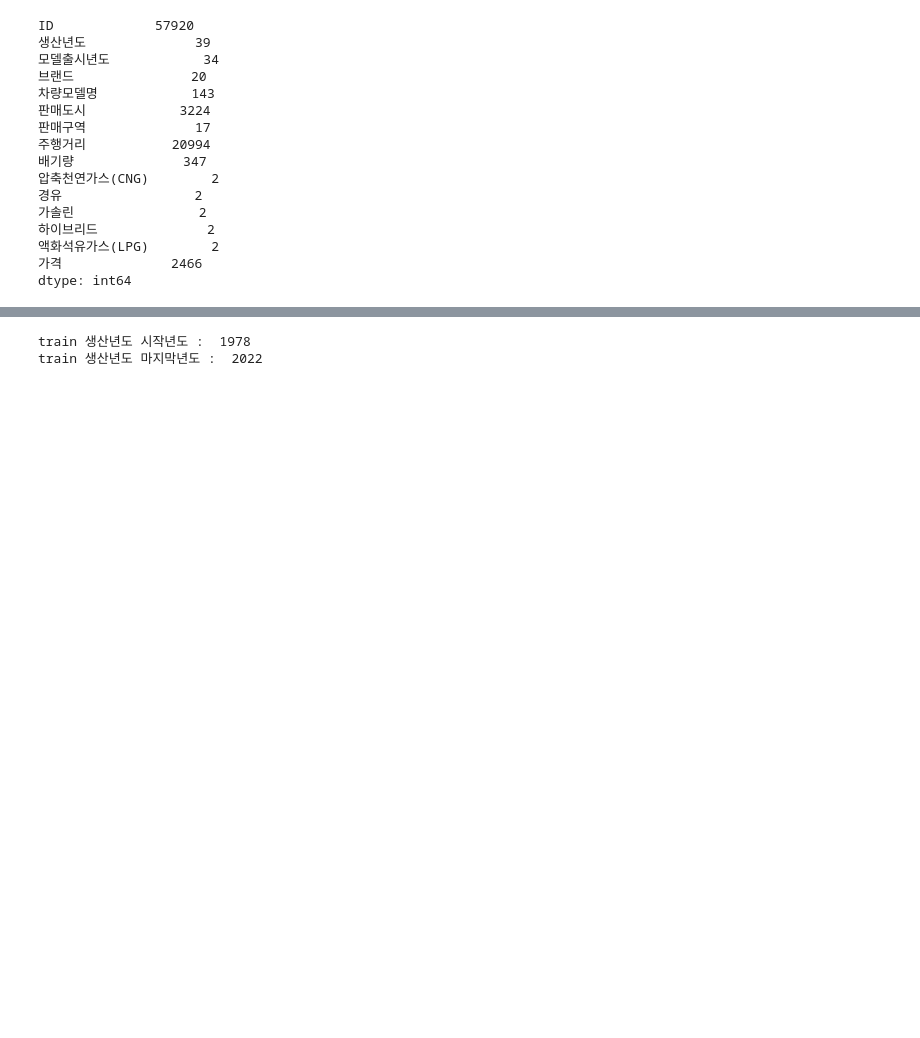
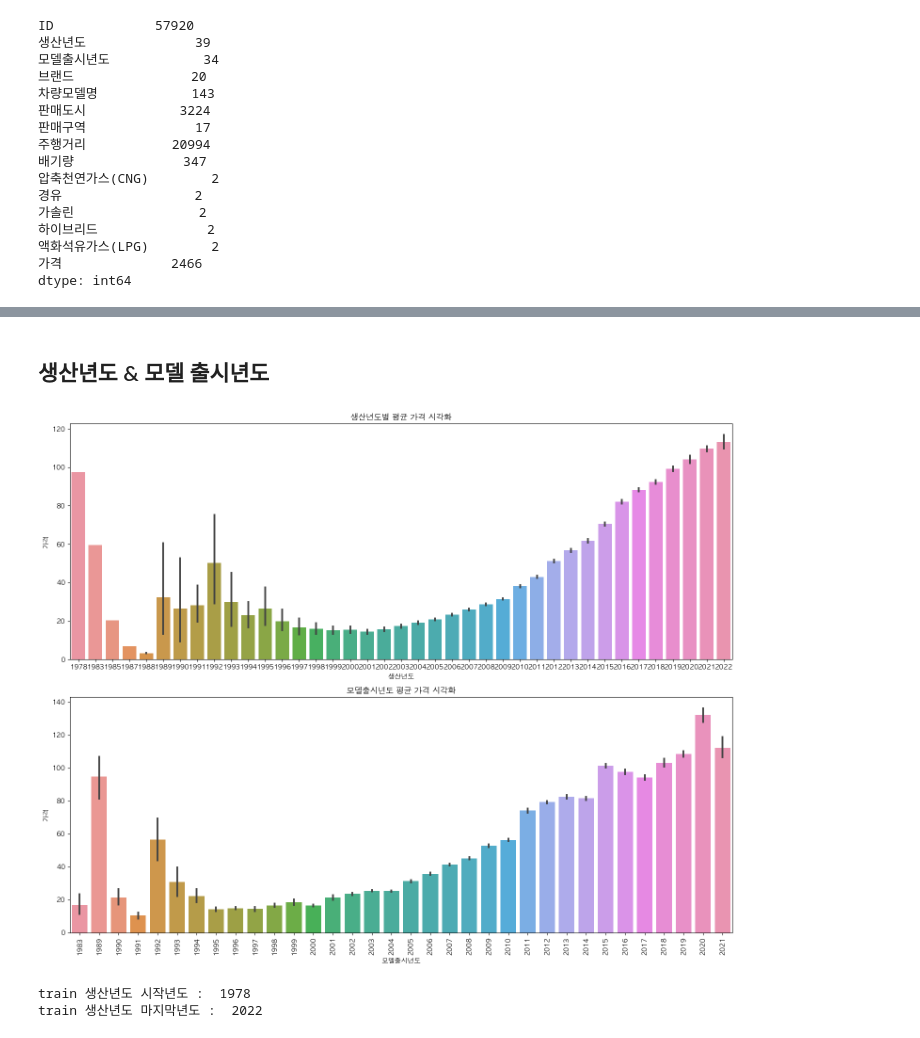
Before and after one commit to yyeseull/Side_Project, a Jupyter notebook: DACON/car_price/car_eda.ipynb, the cells around one changed output, grey strips where cells are left out. Cells and saved outputs as stored; diff of their text form; code cells hidden in the pictures; blank space fills up the shorter version.

```diff
--- a/DACON/car_price/car_eda.ipynb
+++ b/DACON/car_price/car_eda.ipynb
@@ -128,3 +185,16 @@ dtype: int64
+# %% [markdown]
+## 생산년도 & 모델 출시년도
+# %%
+
+fig, axes = plt.subplots(2, figsize=(15,12))
+sns.barplot(x=train['생산년도'], y = train['가격'],ax=axes[0]).set(title='생산년도별 평균 가격 시각화')
+sns.barplot(x=train['모델출시년도'], y = train['가격'],ax=axes[1]).set(title='모델출시년도 평균 가격 시각화')
+
+plt.xticks(rotation=90)
+plt.tight_layout()
+plt.show()
+# %% [output]
+[figure, added]
 # %%
 print('train 생산년도 시작년도 : ',np.min(train['생산년도'].values))
 print('train 생산년도 마지막년도 : ',np.max(train['생산년도'].values))
```
Also changed, not shown: parts of 29 cells of this notebook.
